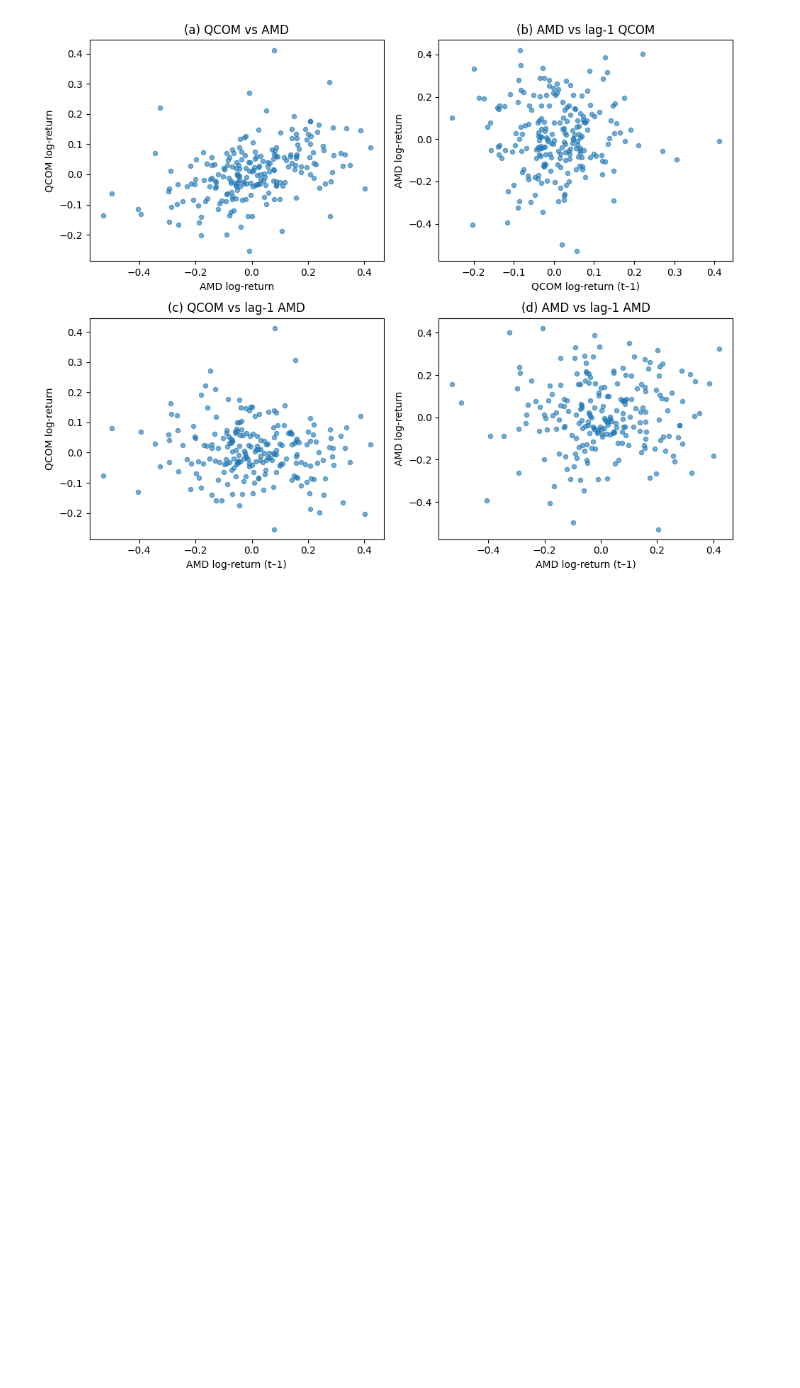
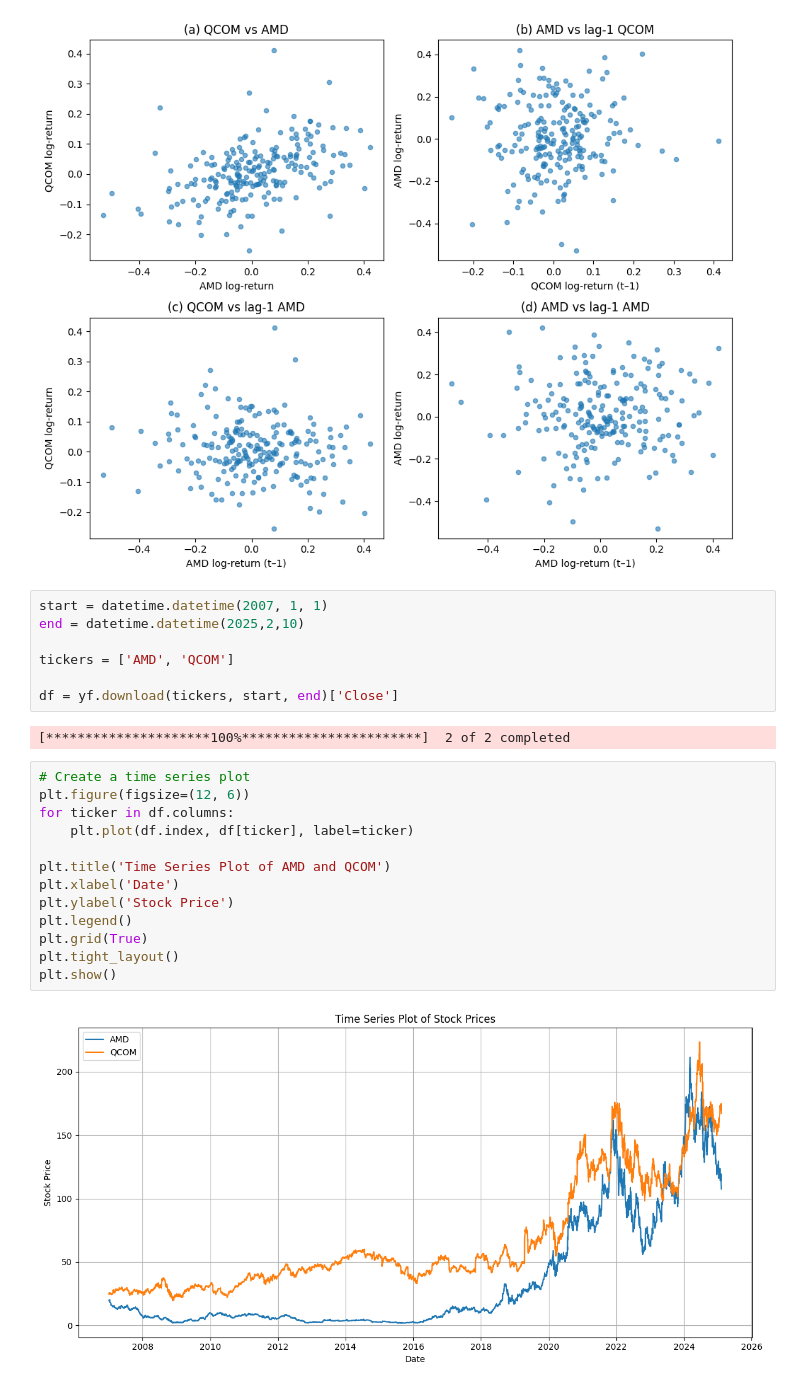
Before and after one commit to KidQuant/FA542-Project, a Jupyter notebook: contin.ipynb, the cells around one changed output. Drawn from its saved outputs; the diff is of its cells as text; blank space fills up the shorter version.

```diff
--- a/contin.ipynb
+++ b/contin.ipynb
@@ -97,3 +97,27 @@ plt.close()
 # %% [output]
 [*********************100%***********************]  2 of 2 completed
 [figure]
+# %%
+start = datetime.datetime(2007, 1, 1)
+end = datetime.datetime(2025,2,10)
+
+tickers = ['AMD', 'QCOM']
+
+df = yf.download(tickers, start, end)['Close']
+# %% [output]
+[*********************100%***********************]  2 of 2 completed
+# %%
+# Create a time series plot
+plt.figure(figsize=(12, 6))
+for ticker in df.columns:
+    plt.plot(df.index, df[ticker], label=ticker)
+
+plt.title('Time Series Plot of AMD and QCOM')
+plt.xlabel('Date')
+plt.ylabel('Stock Price')
+plt.legend()
+plt.grid(True)
+plt.tight_layout()
+plt.show()
+# %% [output]
+[figure, added]
```
Also changed, not shown: 52 other files.
